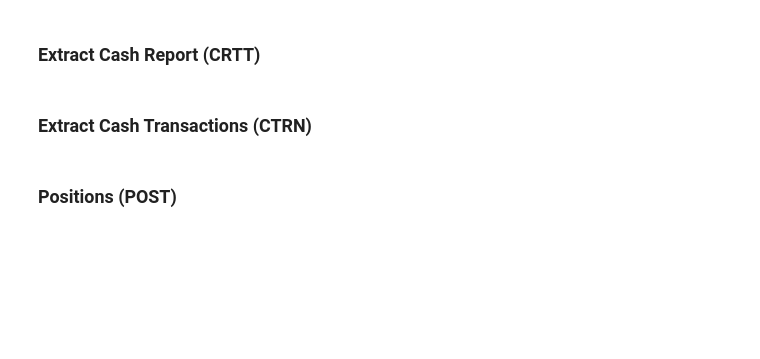
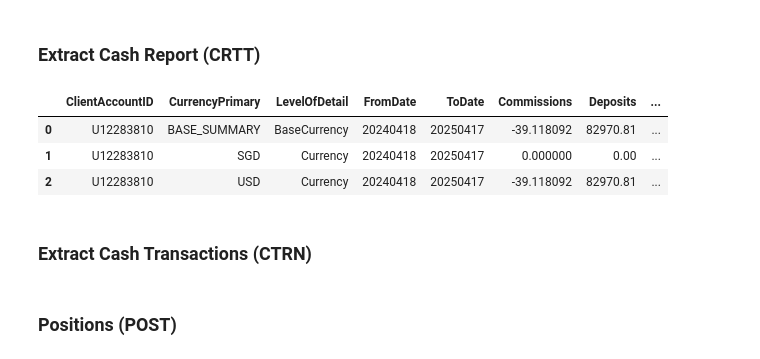
Before and after one commit to N0-man/n03an-folio, a Jupyter notebook: refresh_data.ipynb, the cells around one changed output. Drawn from its saved outputs; the diff is of its cells as text; code cells hidden in the pictures; blank space fills up the shorter version.

```diff
--- a/refresh_data.ipynb
+++ b/refresh_data.ipynb
@@ -47,36 +85,35 @@ def extract(section_name, section_description):
 # %%
 section_name = "CRTT"
 extract(section_name, "Cash Report; trade date basis")
 
 columns=[
         "ClientAccountID",
         "CurrencyPrimary",
         "LevelOfDetail",
         "FromDate",
         "ToDate",
         "Commissions",
-        "CommissionsYTD",
         "Deposits",
-        "DepositsYTD",
         "Withdrawals",
-        "WithdrawalsYTD",
         "BrokerInterest",
-        "BrokerInterestYTD",
         "NetTradesSales",
-        "NetTradesSalesYTD",
         "NetTradesPurchases",
-        "NetTradesPurchasesYTD",
         "SalesTax",
         "EndingCash",
         "EndingSettledCash",
         "NetCashBalanceSLB",
         "NetSettledCashBalanceSLB",
     ]
 
 data = pd.read_csv(f'{source_folder}/temp.csv')
 cash_report = data[columns].copy()
 cash_report.to_csv(f'{target_folder}/{section_name}.csv', index=False)
 cash_report.head()
+# %% [output]
+|  | ClientAccountID | CurrencyPrimary | LevelOfDetail | FromDate | ToDate | Commissions | Deposits | ... |
+| 0 | U12283810 | BASE_SUMMARY | BaseCurrency | 20240418 | 20250417 | -39.118092 | 82970.81 | ... |
+| 1 | U12283810 | SGD | Currency | 20240418 | 20250417 | 0.000000 | 0.00 | ... |
+| 2 | U12283810 | USD | Currency | 20240418 | 20250417 | -39.118092 | 82970.81 | ... |
 # %% [markdown]
 ### Extract Cash Transactions (CTRN)
 # %%
```
Also changed, not shown: parts of 12 cells of this notebook, 7 other files.
